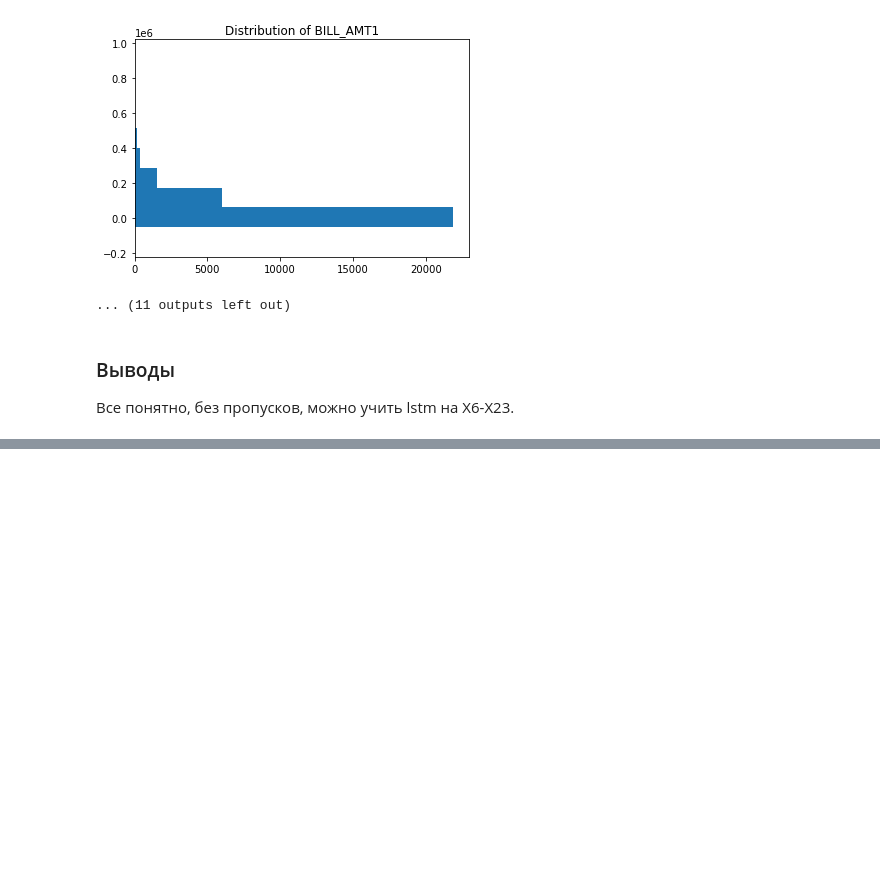
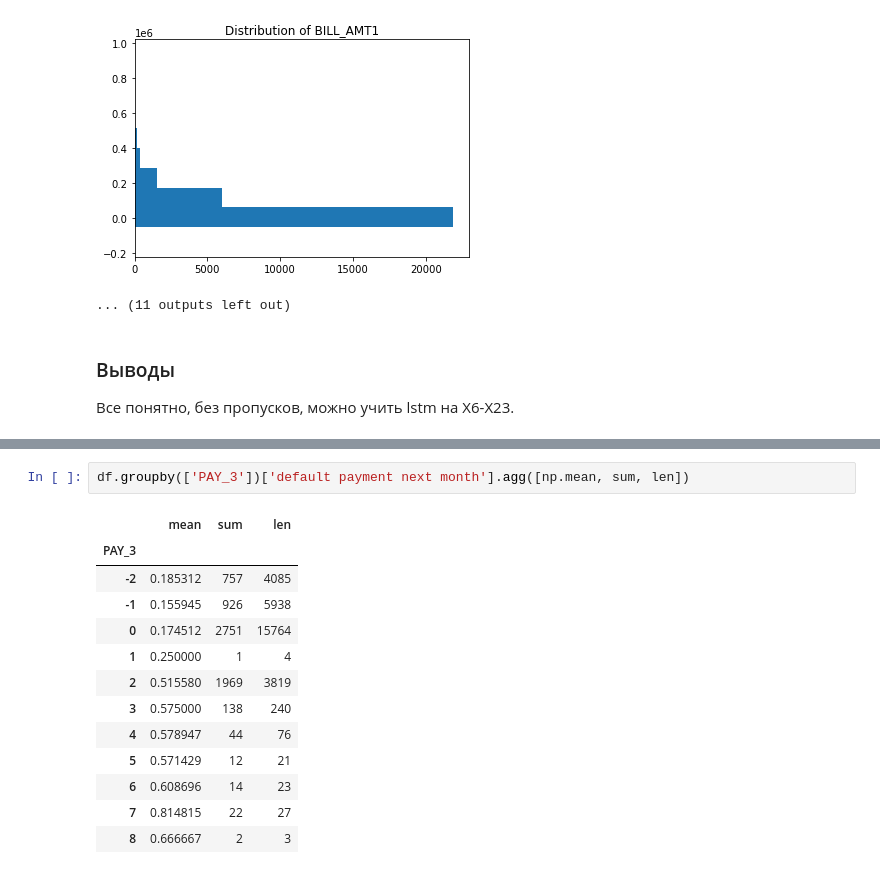
Before and after one commit to uasek/credit_scoring_project, a Jupyter notebook: datasets/05_defaults_cc/05_defaults_cc.ipynb, the cells around one changed output, grey strips where cells are left out. Cells and saved outputs as stored; diff of their text form; blank space fills up the shorter version.

```diff
--- a/datasets/05_defaults_cc/05_defaults_cc.ipynb
+++ b/datasets/05_defaults_cc/05_defaults_cc.ipynb
@@ -143,0 +156,16 @@ for col in X.columns:
+# %%
+df.groupby(['PAY_3'])['default payment next month'].agg([np.mean, sum, len])
+# %% [output]
+|  | mean | sum | len |
+| PAY_3 |  |  |  |
+| -2 | 0.185312 | 757 | 4085 |
+| -1 | 0.155945 | 926 | 5938 |
+| 0 | 0.174512 | 2751 | 15764 |
+| 1 | 0.250000 | 1 | 4 |
+| 2 | 0.515580 | 1969 | 3819 |
+| 3 | 0.575000 | 138 | 240 |
+| 4 | 0.578947 | 44 | 76 |
+| 5 | 0.571429 | 12 | 21 |
+| 6 | 0.608696 | 14 | 23 |
+| 7 | 0.814815 | 22 | 27 |
+| 8 | 0.666667 | 2 | 3 |
```
Also changed, not shown: parts of 7 cells of this notebook, 1 other file.
